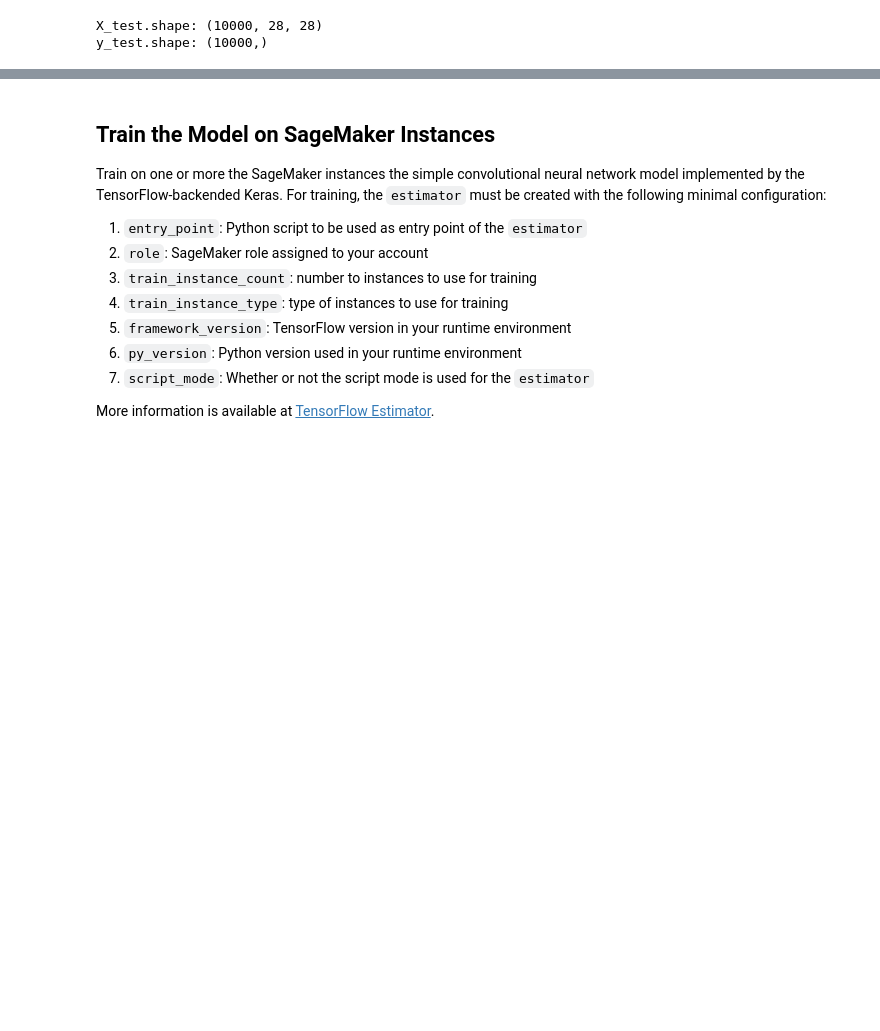
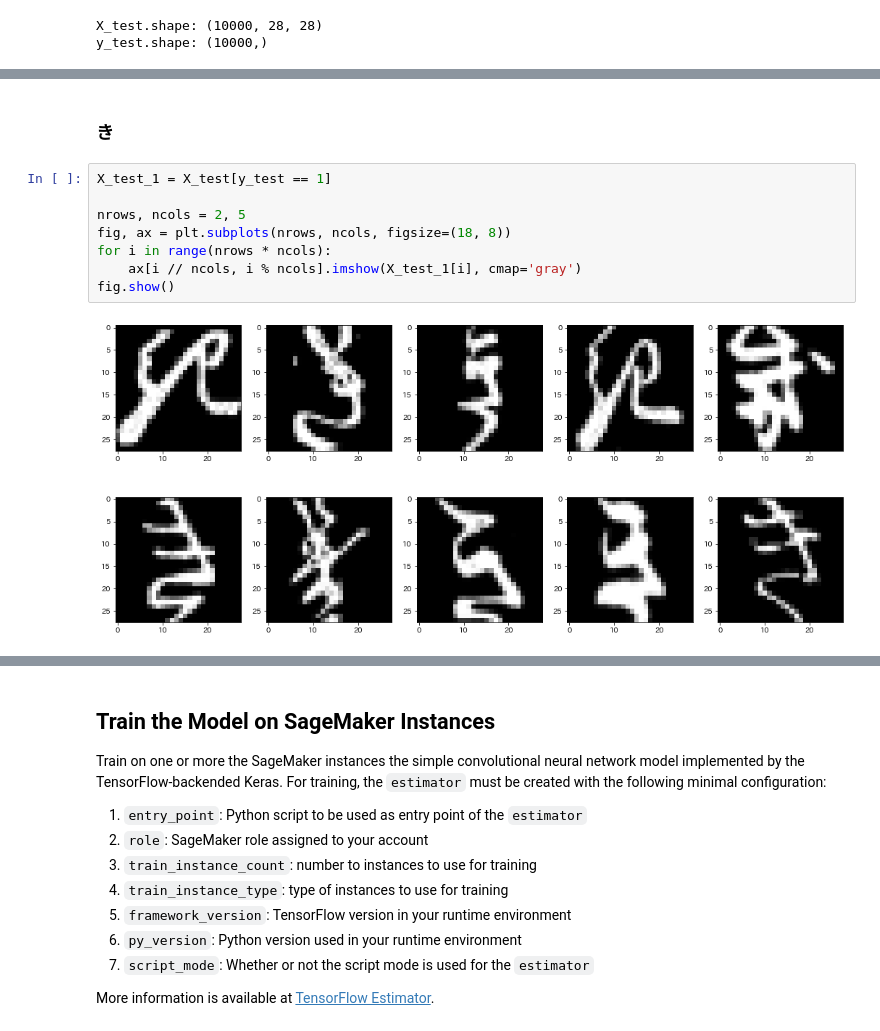
Before and after one commit to stmsy/sagemaker, a Jupyter notebook: examples/notebooks/kmnist_cnn.ipynb, the cells around one changed output, grey strips where cells are left out. Cells and saved outputs as stored; diff of their text form; blank space fills up the shorter version.

```diff
--- a/examples/notebooks/kmnist_cnn.ipynb
+++ b/examples/notebooks/kmnist_cnn.ipynb
@@ -130,0 +180,12 @@ fig.show()
+# %% [markdown]
+### き
+# %%
+X_test_1 = X_test[y_test == 1]
+
+nrows, ncols = 2, 5
+fig, ax = plt.subplots(nrows, ncols, figsize=(18, 8))
+for i in range(nrows * ncols):
+    ax[i // ncols, i % ncols].imshow(X_test_1[i], cmap='gray')
+fig.show()
+# %% [output]
+[figure, added]
```
Also changed, not shown: parts of 53 cells of this notebook.
